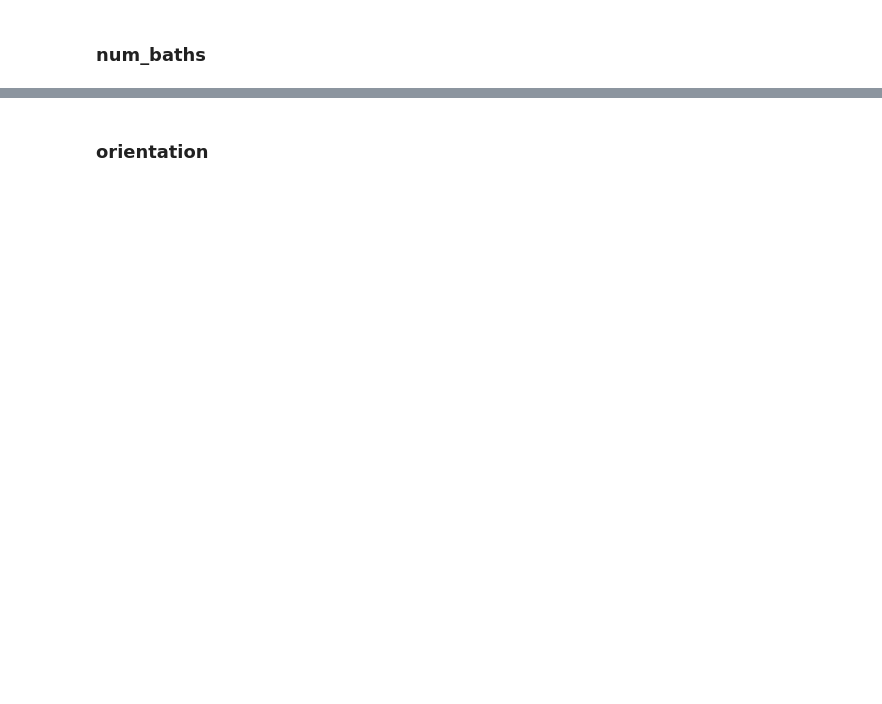
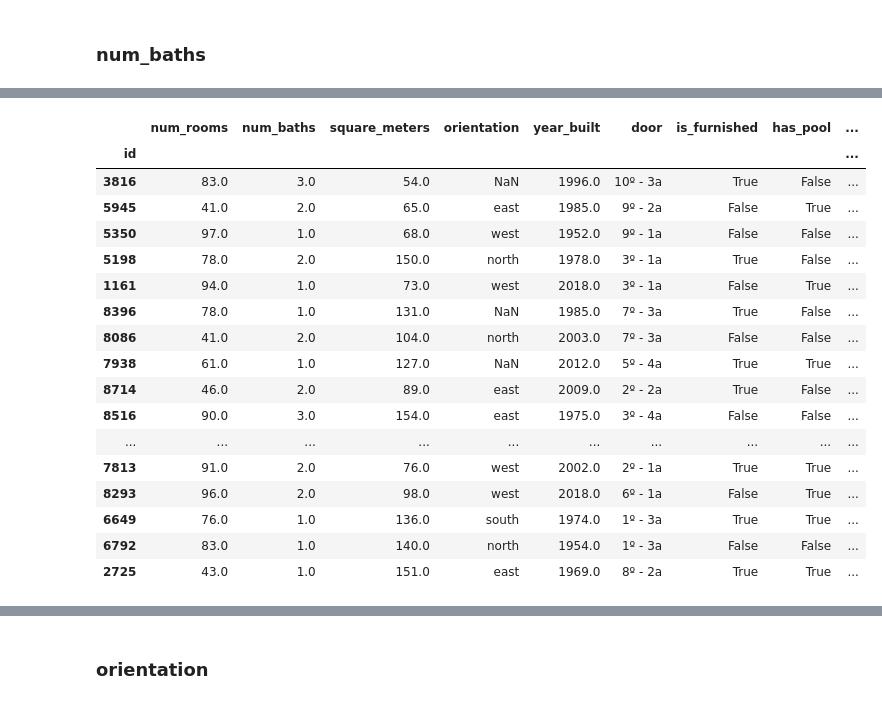
Before and after one commit to DenisProcyon/DSDM_ML_Pred, a Jupyter notebook: main.ipynb, the cells around one changed output, grey strips where cells are left out. Drawn from its saved outputs; the diff is of its cells as text; code cells hidden in the pictures; blank space fills up the shorter version.

```diff
--- a/main.ipynb
+++ b/main.ipynb
@@ -723,5 +769,24 @@ print("Number of times num_baths >= num_rooms:", count)
 # %%
-train_data.loc[data['num_rooms'] > 10, 'num_rooms'] =
+train_data[train_data["num_rooms"] > 10]
+# %% [output]
+|  | num_rooms | num_baths | square_meters | orientation | year_built | door | is_furnished | has_pool | ... |
+| id |  |  |  |  |  |  |  |  | ... |
+| 3816 | 83.0 | 3.0 | 54.0 | NaN | 1996.0 | 10º - 3a | True | False | ... |
+| 5945 | 41.0 | 2.0 | 65.0 | east | 1985.0 | 9º - 2a | False | True | ... |
+| 5350 | 97.0 | 1.0 | 68.0 | west | 1952.0 | 9º - 1a | False | False | ... |
+| 5198 | 78.0 | 2.0 | 150.0 | north | 1978.0 | 3º - 1a | True | False | ... |
+| 1161 | 94.0 | 1.0 | 73.0 | west | 2018.0 | 3º - 1a | False | True | ... |
+| 8396 | 78.0 | 1.0 | 131.0 | NaN | 1985.0 | 7º - 3a | True | False | ... |
+| 8086 | 41.0 | 2.0 | 104.0 | north | 2003.0 | 7º - 3a | False | False | ... |
+| 7938 | 61.0 | 1.0 | 127.0 | NaN | 2012.0 | 5º - 4a | True | True | ... |
+| 8714 | 46.0 | 2.0 | 89.0 | east | 2009.0 | 2º - 2a | True | False | ... |
+| 8516 | 90.0 | 3.0 | 154.0 | east | 1975.0 | 3º - 4a | False | False | ... |
+| ... | ... | ... | ... | ... | ... | ... | ... | ... | ... |
+| 7813 | 91.0 | 2.0 | 76.0 | west | 2002.0 | 2º - 1a | True | True | ... |
+| 8293 | 96.0 | 2.0 | 98.0 | west | 2018.0 | 6º - 1a | False | True | ... |
+| 6649 | 76.0 | 1.0 | 136.0 | south | 1974.0 | 1º - 3a | True | True | ... |
+| 6792 | 83.0 | 1.0 | 140.0 | north | 1954.0 | 1º - 3a | False | False | ... |
+| 2725 | 43.0 | 1.0 | 151.0 | east | 1969.0 | 8º - 2a | True | True | ... |
 # %%
 plt.scatter(num_rooms_median(train_data)['num_rooms'], train_data['num_baths'])
 plt.xlabel('num_rooms')
```
Also changed, not shown: parts of 40 cells of this notebook.
